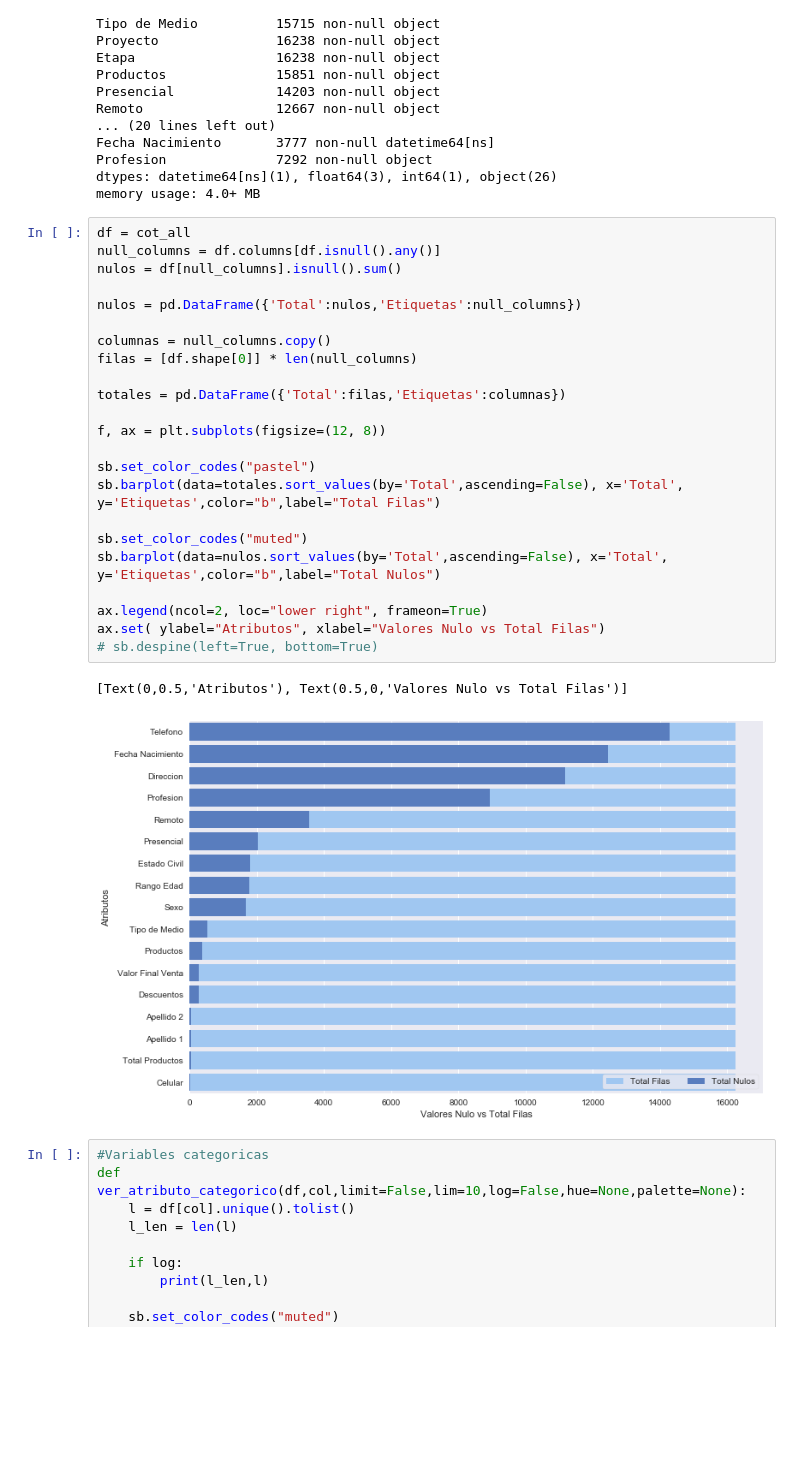
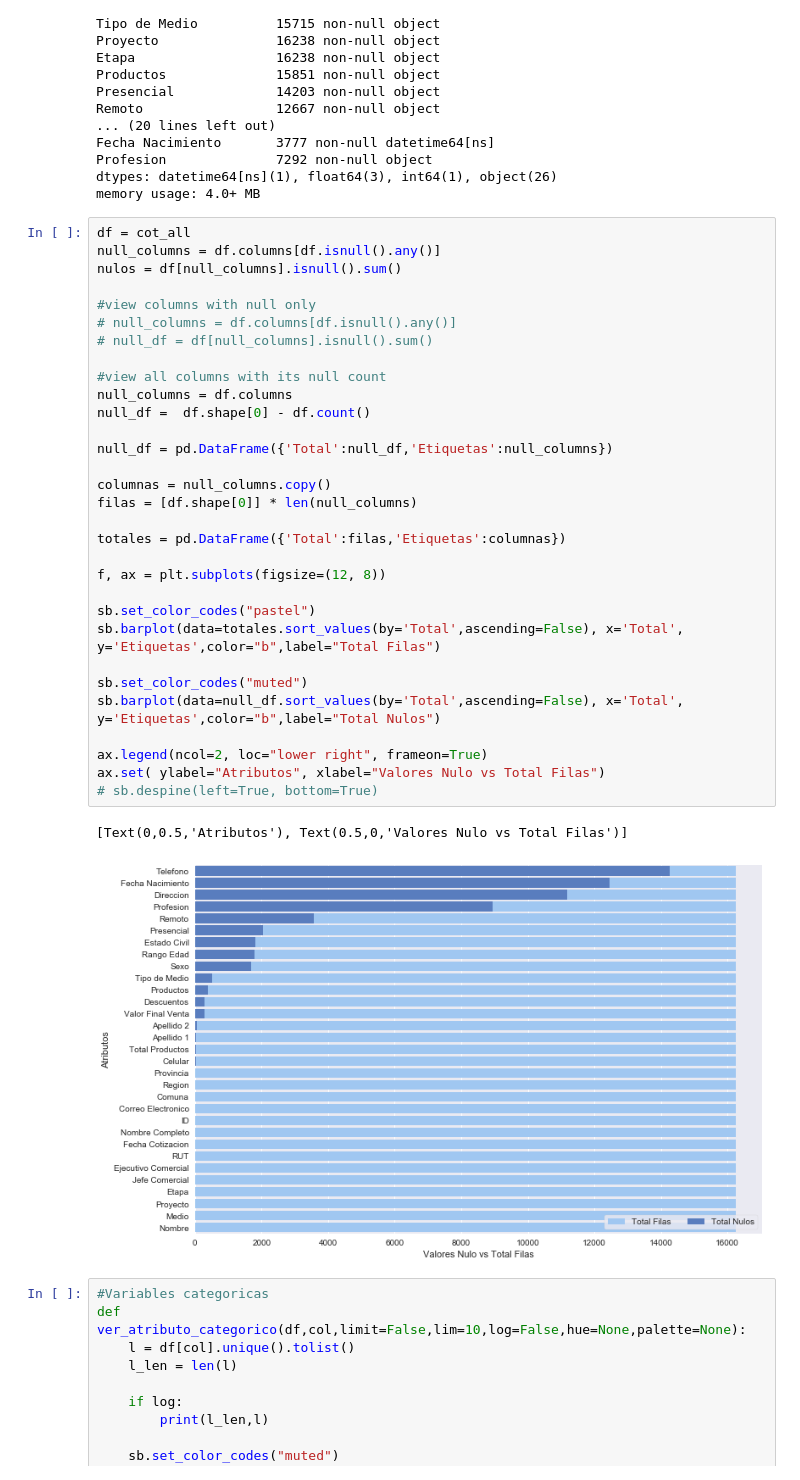
Before and after one commit to jcardenaslie/mem_aitue, a Jupyter notebook: Main Project/Data Understanding.ipynb, the cells around one changed output. Cells and saved outputs as stored; diff of their text form; blank space fills up the shorter version.

```diff
--- a/Main Project/Data Understanding.ipynb
+++ b/Main Project/Data Understanding.ipynb
@@ -175,29 +175,37 @@ memory usage: 4.0+ MB
 # %%
 df = cot_all
 null_columns = df.columns[df.isnull().any()]
 nulos = df[null_columns].isnull().sum()
 
-nulos = pd.DataFrame({'Total':nulos,'Etiquetas':null_columns})
+#view columns with null only
+# null_columns = df.columns[df.isnull().any()]
+# null_df = df[null_columns].isnull().sum()
+
+#view all columns with its null count
+null_columns = df.columns
+null_df =  df.shape[0] - df.count()
+
+null_df = pd.DataFrame({'Total':null_df,'Etiquetas':null_columns})
 
 columnas = null_columns.copy()
 filas = [df.shape[0]] * len(null_columns)
 
 totales = pd.DataFrame({'Total':filas,'Etiquetas':columnas})
 
 f, ax = plt.subplots(figsize=(12, 8))
 
 sb.set_color_codes("pastel")
 sb.barplot(data=totales.sort_values(by='Total',ascending=False), x='Total', y='Etiquetas',color="b",label="Total Filas")
 
 sb.set_color_codes("muted")
-sb.barplot(data=nulos.sort_values(by='Total',ascending=False), x='Total', y='Etiquetas',color="b",label="Total Nulos")
+sb.barplot(data=null_df.sort_values(by='Total',ascending=False), x='Total', y='Etiquetas',color="b",label="Total Nulos")
 
 ax.legend(ncol=2, loc="lower right", frameon=True)
 ax.set( ylabel="Atributos", xlabel="Valores Nulo vs Total Filas")
 # sb.despine(left=True, bottom=True)
 # %% [output]
 [Text(0,0.5,'Atributos'), Text(0.5,0,'Valores Nulo vs Total Filas')]
-[figure, old version]
+[figure, new version]
 # %%
 #Variables categoricas
 def ver_atributo_categorico(df,col,limit=False,lim=10,log=False,hue=None,palette=None):
```
Also changed, not shown: parts of 12 cells of this notebook, 2 other files.
